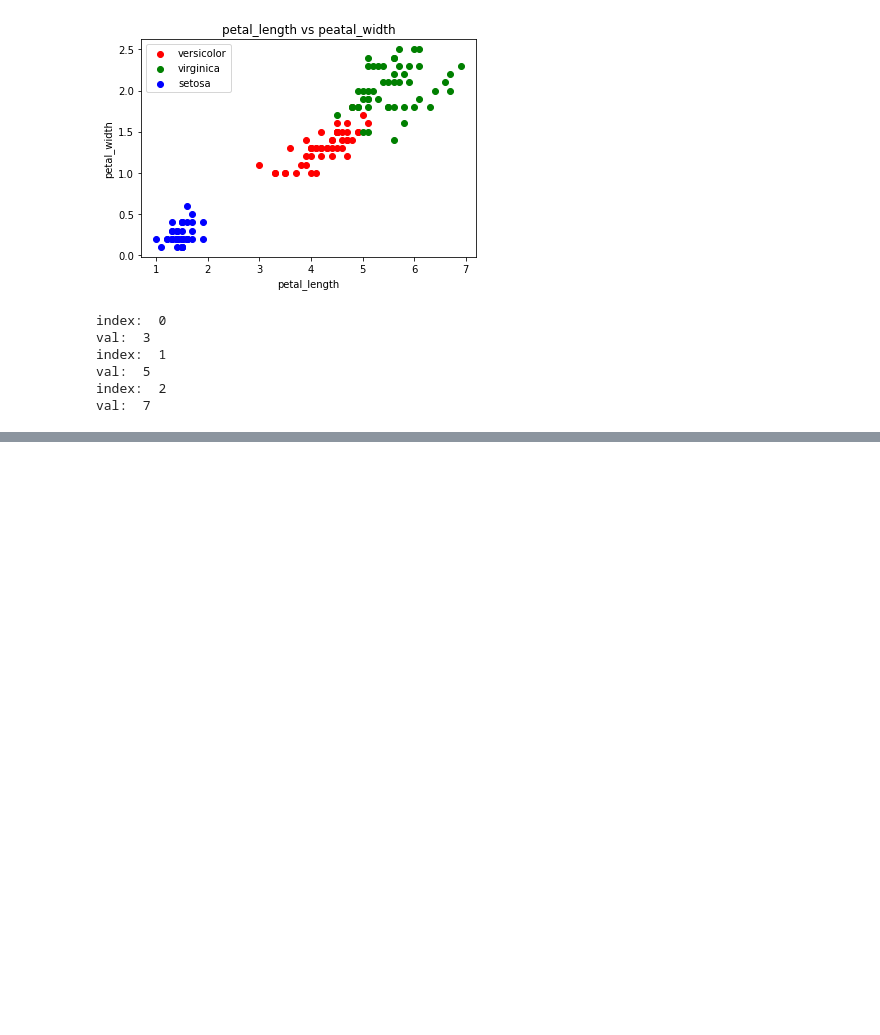
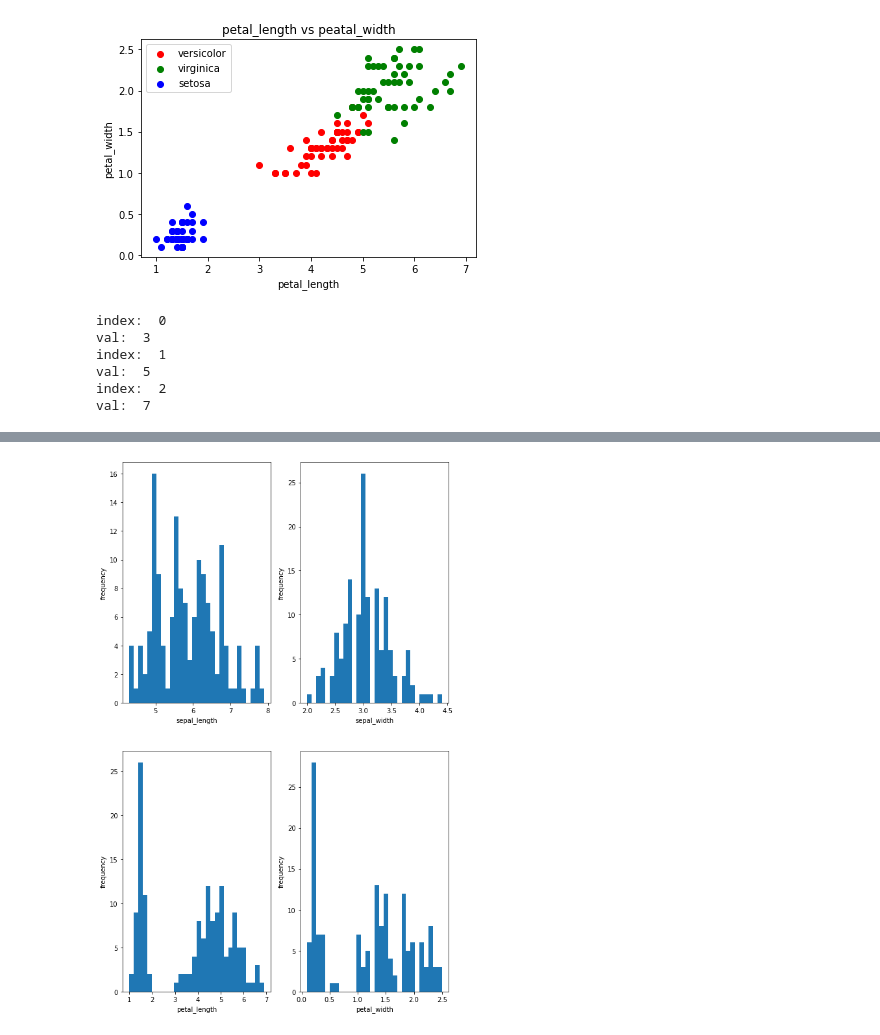
Before and after one commit to MapsaBootCamp/MachineLearning1, a Jupyter notebook: ML_Libraries/matplotlib_section.ipynb, the cells around one changed output, grey strips where cells are left out. Saved outputs shown, nothing was run; the diff lists cells and outputs as text; code cells hidden in the pictures; blank space fills up the shorter version.

```diff
--- a/ML_Libraries/matplotlib_section.ipynb
+++ b/ML_Libraries/matplotlib_section.ipynb
@@ -280,0 +333,29 @@ val:  7
+# %%
+plt.figure(figsize=(9,15))
+
+plt.subplot(2, 2, (1, 1))
+plt.hist(iris_df["sepal_length"], bins=30)
+plt.xlabel("sepal_length")
+plt.ylabel("frequency")
+
+
+plt.subplot(222)
+plt.hist(iris_df["sepal_width"], bins=30)
+plt.xlabel("sepal_width")
+plt.ylabel("frequency")
+
+
+plt.subplot(223)
+plt.hist(iris_df["petal_length"], bins=30)
+plt.xlabel("petal_length")
+plt.ylabel("frequency")
+
+
+plt.subplot(224)
+plt.hist(iris_df["petal_width"], bins=30)
+plt.xlabel("petal_width")
+plt.ylabel("frequency")
+
+plt.show()
+# %% [output]
+[figure, added]
```
Also changed, not shown: parts of 10 cells of this notebook, 1 other file.
